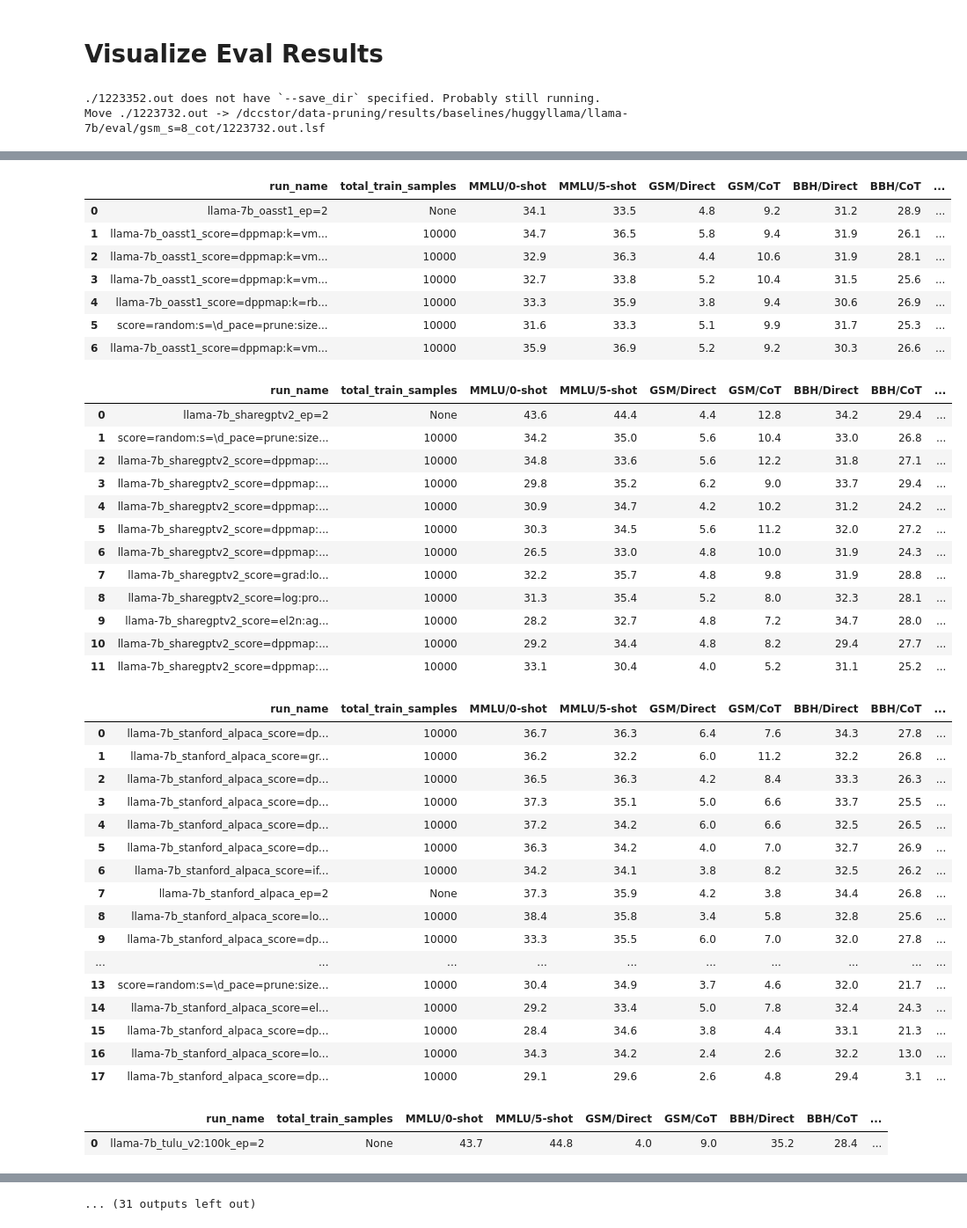
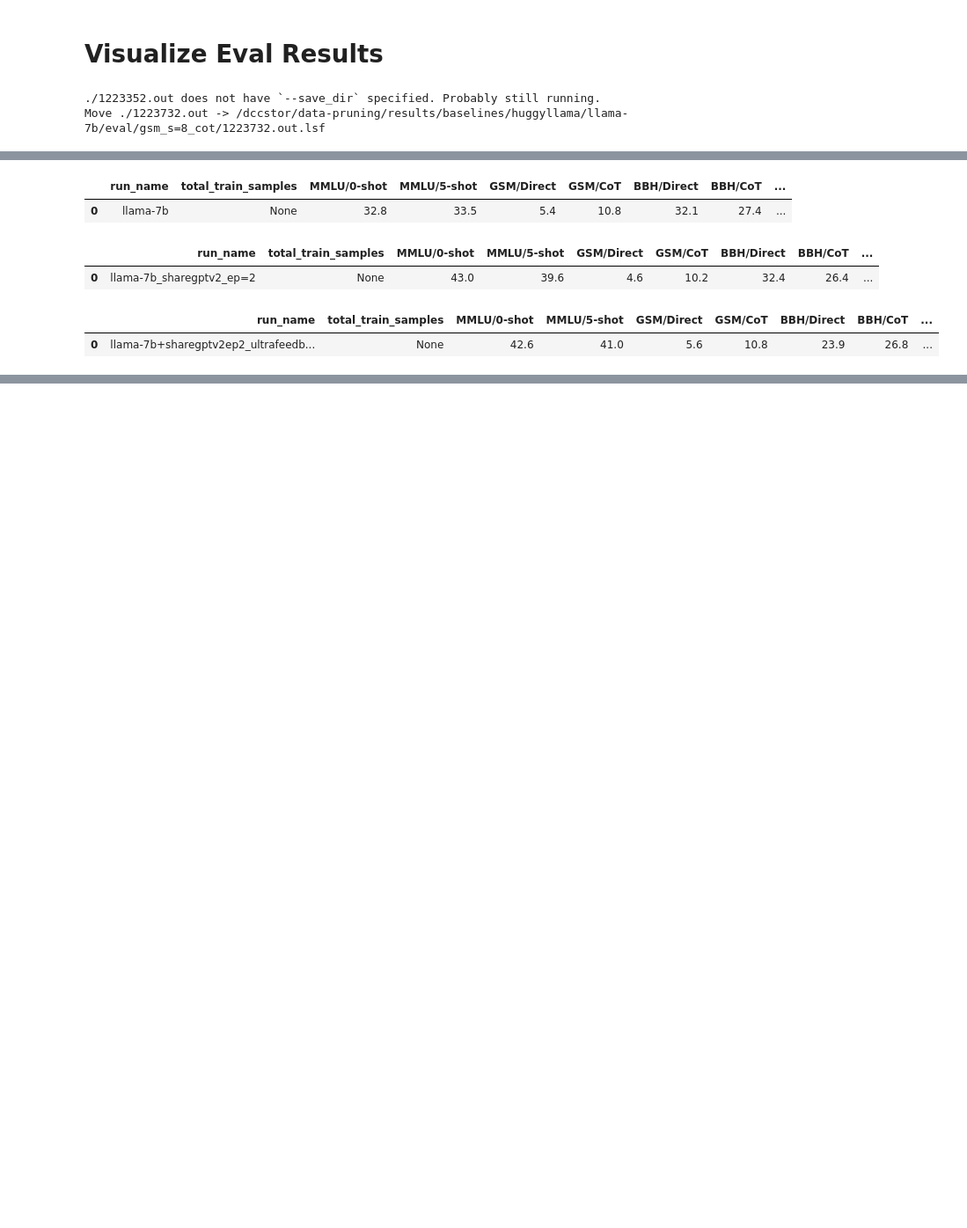
Before and after one commit to tt6746690/open-instruct, a Jupyter notebook: scripts/gen_cmds.ipynb, the cells around one changed output, grey strips where cells are left out. Shown at 88% size. Cells and saved outputs as stored; diff of their text form; code cells hidden in the pictures; blank space fills up the shorter version.

```diff
--- a/scripts/gen_cmds.ipynb
+++ b/scripts/gen_cmds.ipynb
@@ -692,15 +699,15 @@ use_slow_tokenizer = True
 
 
 task_names = [
-#     'mmlu_s=0',
-#     'mmlu_s=5',
-#     'gsm_s=8',
+    'mmlu_s=0',
+    'mmlu_s=5',
+    'gsm_s=8',
     'gsm_s=8_cot',
-#     'bbh_s=3',
-#     'bbh_s=3_cot', # max_datapoints_per_task=40 -> 40min.
-#     'humaneval',
-#     'tydiqa_s=1_cb', # 3min
-#     'tydiqa_s=1_gp',
+    'bbh_s=3',
+    'bbh_s=3_cot', # max_datapoints_per_task=40 -> 40min.
+    'humaneval',
+    'tydiqa_s=1_cb', # 3min
+    'tydiqa_s=1_gp',
     # 'toxigen', # ~1.5hr
 #     'alpacafarm_ann=gpt35:turbo:1106',
     # 'alpacafarm_ann=chatgpt', # ~$1 per eval.
@@ -710,7 +717,7 @@ task_names_chatfmt = [x+'_chatfmt' for x in task_names]
 
 # ## baselines eval
 subdir_path_list = [os.path.join('results/baselines', x) for x in [
-    'huggyllama/llama-7b',
+#     'huggyllama/llama-7b',
 #     'mistralai/Mistral-7B-v0.1',
 #     'mistralai/Mistral-7B-Instruct-v0.1',
 #     'NousResearch/Llama-2-7b-hf',
@@ -724,7 +731,6 @@ subdir_path_list = [os.path.join('results/baselines', x) for x in [
 #     'codellama/CodeLlama-7b-Instruct-hf',
 ]]
 # task_names = task_names + task_names_chatfmt
-task_names
 
 
 # # oi5
@@ -749,10 +755,10 @@ task_names
 # exp_dir = 'results/oi5_starcoder_commentinstrv4:codellama-7b'
 # exp_dir = 'results/oi5_starcoder_commentinstrv5:codellama-7b'
 # exp_dir = 'results/dpo1'
-# exp_dir = 'results/dpo2_ultrafeedback:llama-7b+sharegptv2ep2'
+exp_dir = 'results/dpo2_ultrafeedback:llama-7b+sharegptv2ep2'
 # subdir_filter_fn = lambda x: 'llama' in x
 # task_names = task_names + task_names_chatfmt
-# task_names = task_names_alpacafarm
+task_names = task_names_alpacafarm
 # task_names = ['humaneval', 'humaneval_chatfmt']
 # task_names = ['alpacafarm_ann=gpt35:turbo:1106_chatfmt']
 
@@ -1178,9 +1185,9 @@ dataset_list = [
     'sharegptv2',
     'ultrachat200kv2',
 ]; finetune_type = 'sft'
-# dataset_list = [
-#     'ultrafeedback'
-# ]; finetune_type = 'pref'
+dataset_list = [
+    'ultrafeedback'
+]; finetune_type = 'pref'
 
 ## older
 # dataset = 'tulu_v1_mix'
@@ -1259,7 +1266,7 @@ cols_avg_blacklist = ['AlpacaFarm/Len']
 chat_fmt = True
 # chat_fmt = 'both'
 # chat_fmt = 'auto' # base model no chatfmt, tuned model with chatfmt
-chat_fmt = 'mix'  # non-alpacaeval no chatfmt, alpacaeval chatfmt
+# chat_fmt = 'mix'  # non-alpacaeval no chatfmt, alpacaeval chatfmt
 ft_args_fields = {
     'run_name': ('run_name',),
     'model_name_or_path': ('model_args.model_name_or_path', 'model_name_or_path'),
@@ -1423,40 +1417,6 @@ chat_fmt=mix
 |  | run_name | total_train_samples | MMLU/0-shot | MMLU/5-shot | GSM/Direct | GSM/CoT | BBH/Direct | BBH/CoT | ... |
-| 0 | llama-7b_oasst1_ep=2 | None | 34.1 | 33.5 | 4.8 | 9.2 | 31.2 | 28.9 | ... |
-| 1 | llama-7b_oasst1_score=dppmap:k=vm... | 10000 | 34.7 | 36.5 | 5.8 | 9.4 | 31.9 | 26.1 | ... |
-| 2 | llama-7b_oasst1_score=dppmap:k=vm... | 10000 | 32.9 | 36.3 | 4.4 | 10.6 | 31.9 | 28.1 | ... |
-| 3 | llama-7b_oasst1_score=dppmap:k=vm... | 10000 | 32.7 | 33.8 | 5.2 | 10.4 | 31.5 | 25.6 | ... |
-| 4 | llama-7b_oasst1_score=dppmap:k=rb... | 10000 | 33.3 | 35.9 | 3.8 | 9.4 | 30.6 | 26.9 | ... |
-| 5 | score=random:s=\d_pace=prune:size... | 10000 | 31.6 | 33.3 | 5.1 | 9.9 | 31.7 | 25.3 | ... |
-| 6 | llama-7b_oasst1_score=dppmap:k=vm... | 10000 | 35.9 | 36.9 | 5.2 | 9.2 | 30.3 | 26.6 | ... |
+| 0 | llama-7b | None | 32.8 | 33.5 | 5.4 | 10.8 | 32.1 | 27.4 | ... |
 |  | run_name | total_train_samples | MMLU/0-shot | MMLU/5-shot | GSM/Direct | GSM/CoT | BBH/Direct | BBH/CoT | ... |
-| 0 | llama-7b_sharegptv2_ep=2 | None | 43.6 | 44.4 | 4.4 | 12.8 | 34.2 | 29.4 | ... |
-| 1 | score=random:s=\d_pace=prune:size... | 10000 | 34.2 | 35.0 | 5.6 | 10.4 | 33.0 | 26.8 | ... |
-| 2 | llama-7b_sharegptv2_score=dppmap:... | 10000 | 34.8 | 33.6 | 5.6 | 12.2 | 31.8 | 27.1 | ... |
-| 3 | llama-7b_sharegptv2_score=dppmap:... | 10000 | 29.8 | 35.2 | 6.2 | 9.0 | 33.7 | 29.4 | ... |
-| 4 | llama-7b_sharegptv2_score=dppmap:... | 10000 | 30.9 | 34.7 | 4.2 | 10.2 | 31.2 | 24.2 | ... |
-| 5 | llama-7b_sharegptv2_score=dppmap:... | 10000 | 30.3 | 34.5 | 5.6 | 11.2 | 32.0 | 27.2 | ... |
-| 6 | llama-7b_sharegptv2_score=dppmap:... | 10000 | 26.5 | 33.0 | 4.8 | 10.0 | 31.9 | 24.3 | ... |
-| 7 | llama-7b_sharegptv2_score=grad:lo... | 10000 | 32.2 | 35.7 | 4.8 | 9.8 | 31.9 | 28.8 | ... |
-| 8 | llama-7b_sharegptv2_score=log:pro... | 10000 | 31.3 | 35.4 | 5.2 | 8.0 | 32.3 | 28.1 | ... |
-| 9 | llama-7b_sharegptv2_score=el2n:ag... | 10000 | 28.2 | 32.7 | 4.8 | 7.2 | 34.7 | 28.0 | ... |
-| 10 | llama-7b_sharegptv2_score=dppmap:... | 10000 | 29.2 | 34.4 | 4.8 | 8.2 | 29.4 | 27.7 | ... |
-| 11 | llama-7b_sharegptv2_score=dppmap:... | 10000 | 33.1 | 30.4 | 4.0 | 5.2 | 31.1 | 25.2 | ... |
+| 0 | llama-7b_sharegptv2_ep=2 | None | 43.0 | 39.6 | 4.6 | 10.2 | 32.4 | 26.4 | ... |
 |  | run_name | total_train_samples | MMLU/0-shot | MMLU/5-shot | GSM/Direct | GSM/CoT | BBH/Direct | BBH/CoT | ... |
-| 0 | llama-7b_stanford_alpaca_score=dp... | 10000 | 36.7 | 36.3 | 6.4 | 7.6 | 34.3 | 27.8 | ... |
-| 1 | llama-7b_stanford_alpaca_score=gr... | 10000 | 36.2 | 32.2 | 6.0 | 11.2 | 32.2 | 26.8 | ... |
-| 2 | llama-7b_stanford_alpaca_score=dp... | 10000 | 36.5 | 36.3 | 4.2 | 8.4 | 33.3 | 26.3 | ... |
-| 3 | llama-7b_stanford_alpaca_score=dp... | 10000 | 37.3 | 35.1 | 5.0 | 6.6 | 33.7 | 25.5 | ... |
-| 4 | llama-7b_stanford_alpaca_score=dp... | 10000 | 37.2 | 34.2 | 6.0 | 6.6 | 32.5 | 26.5 | ... |
-| 5 | llama-7b_stanford_alpaca_score=dp... | 10000 | 36.3 | 34.2 | 4.0 | 7.0 | 32.7 | 26.9 | ... |
-| 6 | llama-7b_stanford_alpaca_score=if... | 10000 | 34.2 | 34.1 | 3.8 | 8.2 | 32.5 | 26.2 | ... |
-| 7 | llama-7b_stanford_alpaca_ep=2 | None | 37.3 | 35.9 | 4.2 | 3.8 | 34.4 | 26.8 | ... |
-| 8 | llama-7b_stanford_alpaca_score=lo... | 10000 | 38.4 | 35.8 | 3.4 | 5.8 | 32.8 | 25.6 | ... |
-| 9 | llama-7b_stanford_alpaca_score=dp... | 10000 | 33.3 | 35.5 | 6.0 | 7.0 | 32.0 | 27.8 | ... |
-| ... | ... | ... | ... | ... | ... | ... | ... | ... | ... |
-| 13 | score=random:s=\d_pace=prune:size... | 10000 | 30.4 | 34.9 | 3.7 | 4.6 | 32.0 | 21.7 | ... |
-| 14 | llama-7b_stanford_alpaca_score=el... | 10000 | 29.2 | 33.4 | 5.0 | 7.8 | 32.4 | 24.3 | ... |
-| 15 | llama-7b_stanford_alpaca_score=dp... | 10000 | 28.4 | 34.6 | 3.8 | 4.4 | 33.1 | 21.3 | ... |
-| 16 | llama-7b_stanford_alpaca_score=lo... | 10000 | 34.3 | 34.2 | 2.4 | 2.6 | 32.2 | 13.0 | ... |
-| 17 | llama-7b_stanford_alpaca_score=dp... | 10000 | 29.1 | 29.6 | 2.6 | 4.8 | 29.4 | 3.1 | ... |
+| 0 | llama-7b+sharegptv2ep2_ultrafeedb... | None | 42.6 | 41.0 | 5.6 | 10.8 | 23.9 | 26.8 | ... |
-|  | run_name | total_train_samples | MMLU/0-shot | MMLU/5-shot | GSM/Direct | GSM/CoT | BBH/Direct | BBH/CoT | ... |
-| 0 | llama-7b_tulu_v2:100k_ep=2 | None | 43.7 | 44.8 | 4.0 | 9.0 | 35.2 | 28.4 | ... |
@@ -1483 +1422,0 @@ chat_fmt=mix
-... (31 outputs left out)
```
Also changed, not shown: parts of 9 cells of this notebook, 8 other files.
